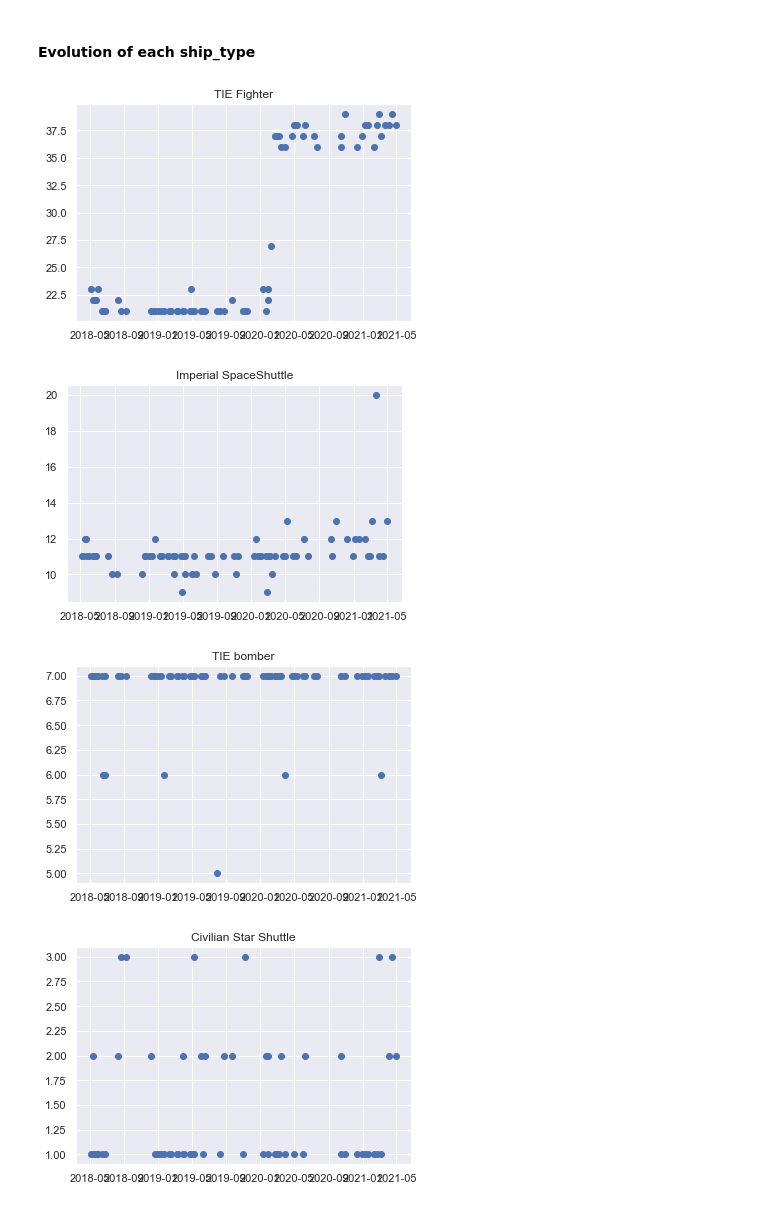
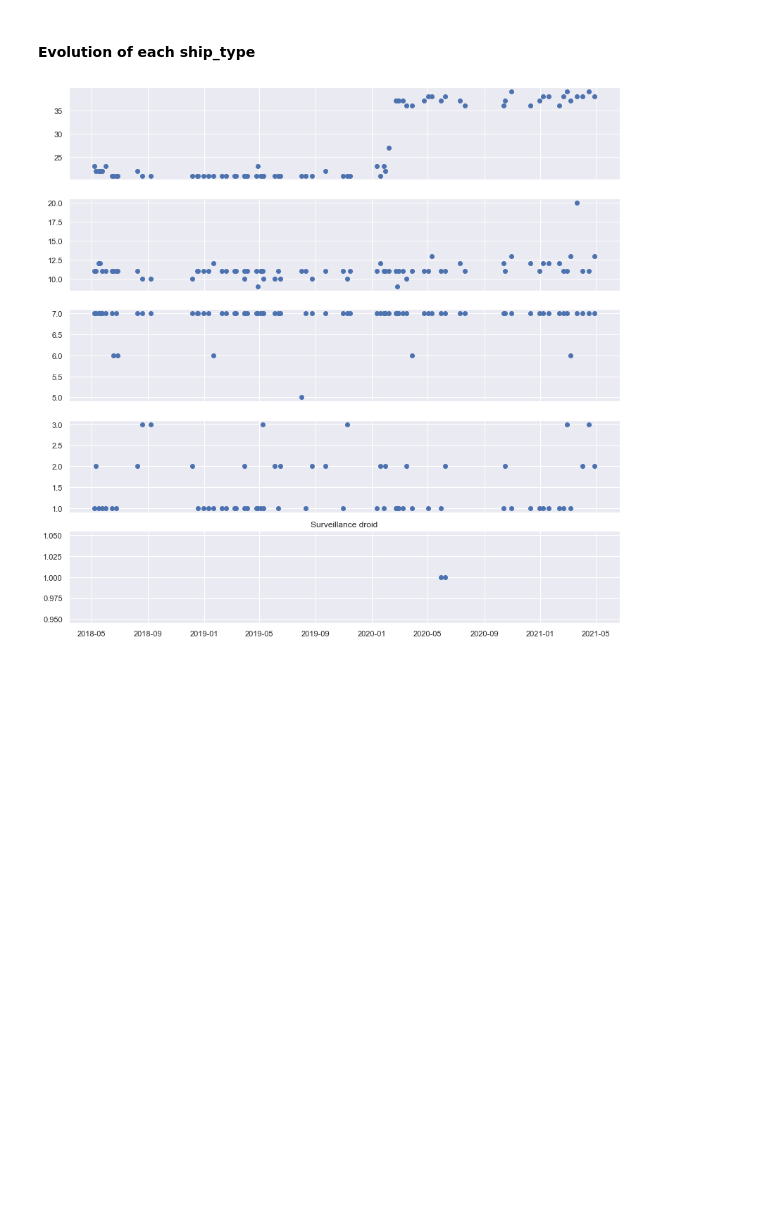
Before and after one commit to AlexisBogroff/geo_challenge, a Jupyter notebook: part_3_2_eda_exploration.ipynb, the cells around one changed output. Cells and saved outputs as stored; diff of their text form; code cells hidden in the pictures; blank space fills up the shorter version.

Commit message:
Amend into subplot with sharex

```diff
--- a/part_3_2_eda_exploration.ipynb
+++ b/part_3_2_eda_exploration.ipynb
@@ -193,14 +193,11 @@ Name: ship_type, dtype: int64
 #### Evolution of each ship_type
 # %%
 # Get the count of a ship_type for each date
-for ship_type in data['ship_type'].value_counts().index:
+fig, axs = plt.subplots(5, 1, figsize=(14, 14), sharex=True)
+for i, ship_type in enumerate(data['ship_type'].value_counts().index):
     ma_ship_type = data['ship_type'] == ship_type
     evol_count = data[ma_ship_type].groupby('date').count()['ship_type']
-    plt.scatter(evol_count.index, evol_count)
+    axs[i].scatter(evol_count.index, evol_count)
     plt.title(ship_type)
-    plt.show()
 # %% [output]
-[figure, old version]
+[figure, new version]
-[figure, removed]
-[figure, removed]
-[figure, removed]
```
Also changed, not shown: parts of 6 cells of this notebook.
